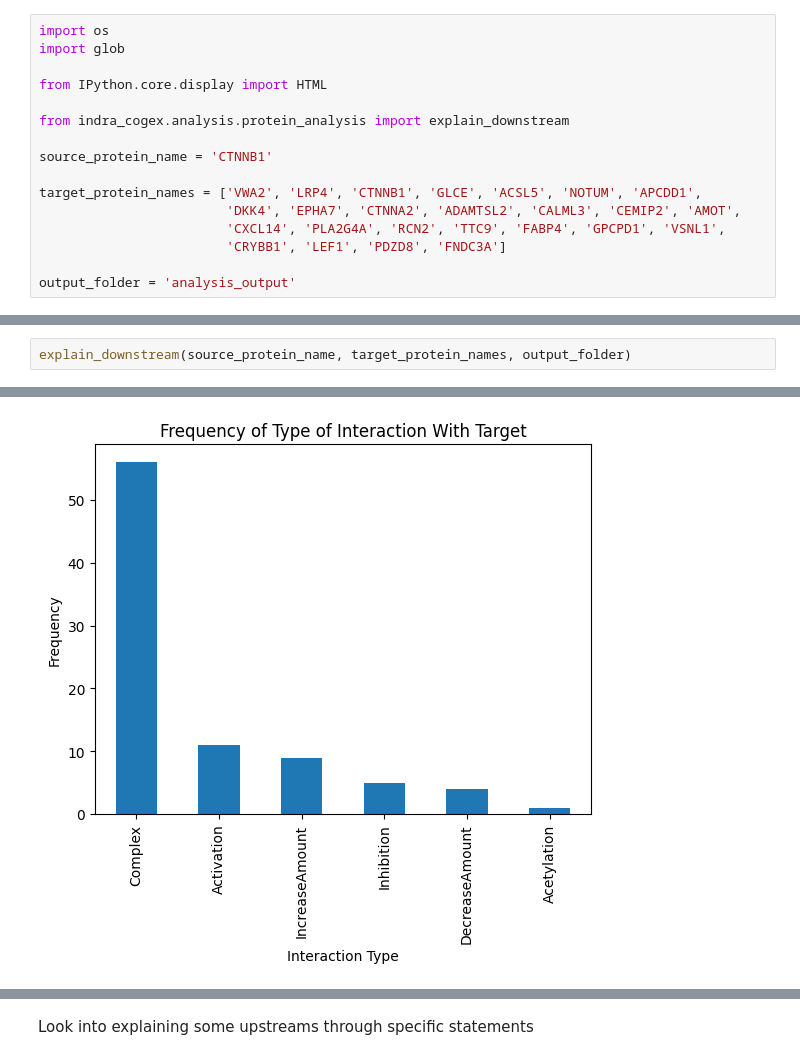
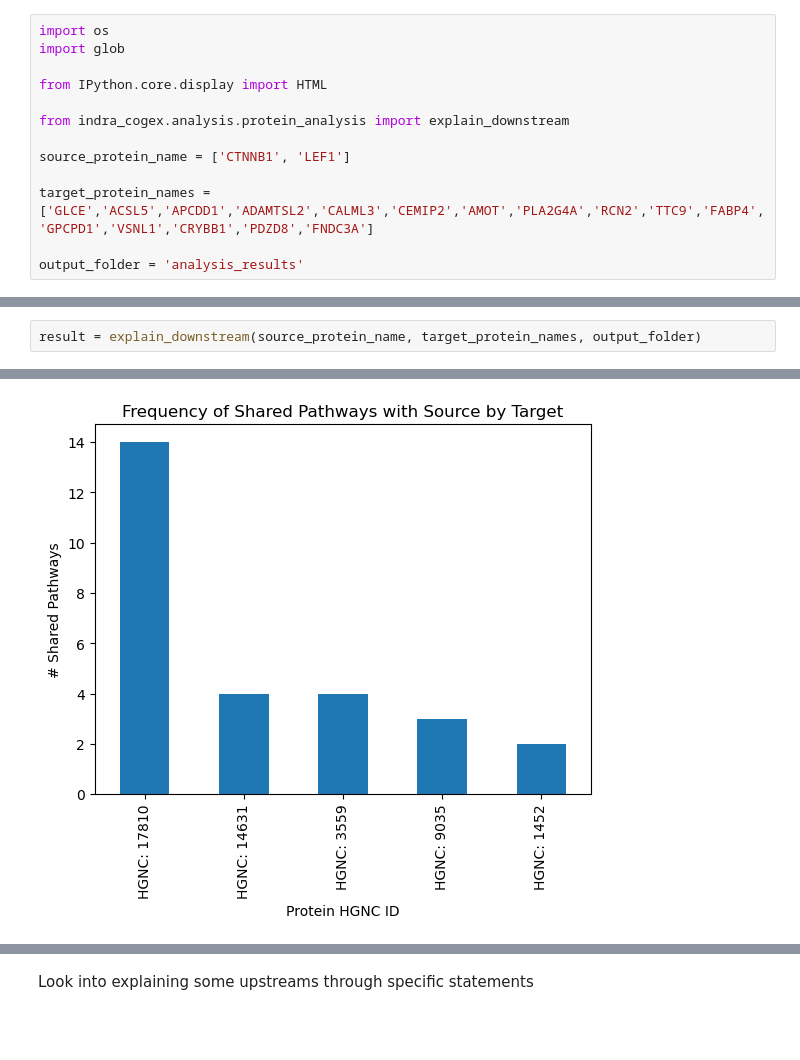
Before and after one commit to AriaAgarwal/indra_cogex, a Jupyter notebook: notebooks/beta_catenin_dou/beta_catenin_dou.ipynb, the cells around one changed output, grey strips where cells are left out. Cells and saved outputs as stored; diff of their text form; blank space fills up the shorter version.

```diff
--- a/notebooks/beta_catenin_dou/beta_catenin_dou.ipynb
+++ b/notebooks/beta_catenin_dou/beta_catenin_dou.ipynb
@@ -6,12 +6,9 @@ from IPython.core.display import HTML
 
 from indra_cogex.analysis.protein_analysis import explain_downstream
 
-source_protein_name = 'CTNNB1'
+source_protein_name = ['CTNNB1', 'LEF1']
 
-target_protein_names = ['VWA2', 'LRP4', 'CTNNB1', 'GLCE', 'ACSL5', 'NOTUM', 'APCDD1',
-                        'DKK4', 'EPHA7', 'CTNNA2', 'ADAMTSL2', 'CALML3', 'CEMIP2', 'AMOT',
-                        'CXCL14', 'PLA2G4A', 'RCN2', 'TTC9', 'FABP4', 'GPCPD1', 'VSNL1',
-                        'CRYBB1', 'LEF1', 'PDZD8', 'FNDC3A']
+target_protein_names = ['GLCE','ACSL5','APCDD1','ADAMTSL2','CALML3','CEMIP2','AMOT','PLA2G4A','RCN2','TTC9','FABP4','GPCPD1','VSNL1','CRYBB1','PDZD8','FNDC3A']
 
-output_folder = 'analysis_output'
+output_folder = 'analysis_results'
 # %% [output]
@@ -20,3 +17,3 @@ WARNING: [2024-08-09 16:09:11] indra_cogex.apps.constants - Pusher app not confi
 # %%
-explain_downstream(source_protein_name, target_protein_names, output_folder)
+result = explain_downstream(source_protein_name, target_protein_names, output_folder)
 # %% [output]
@@ -40 +88 @@ INFO: [2024-08-09 16:09:53] indra_cogex.analysis.protein_analysis - These are sh
-[figure, old version]
+[figure, new version]
```
Also changed, not shown: parts of 3 cells of this notebook.
